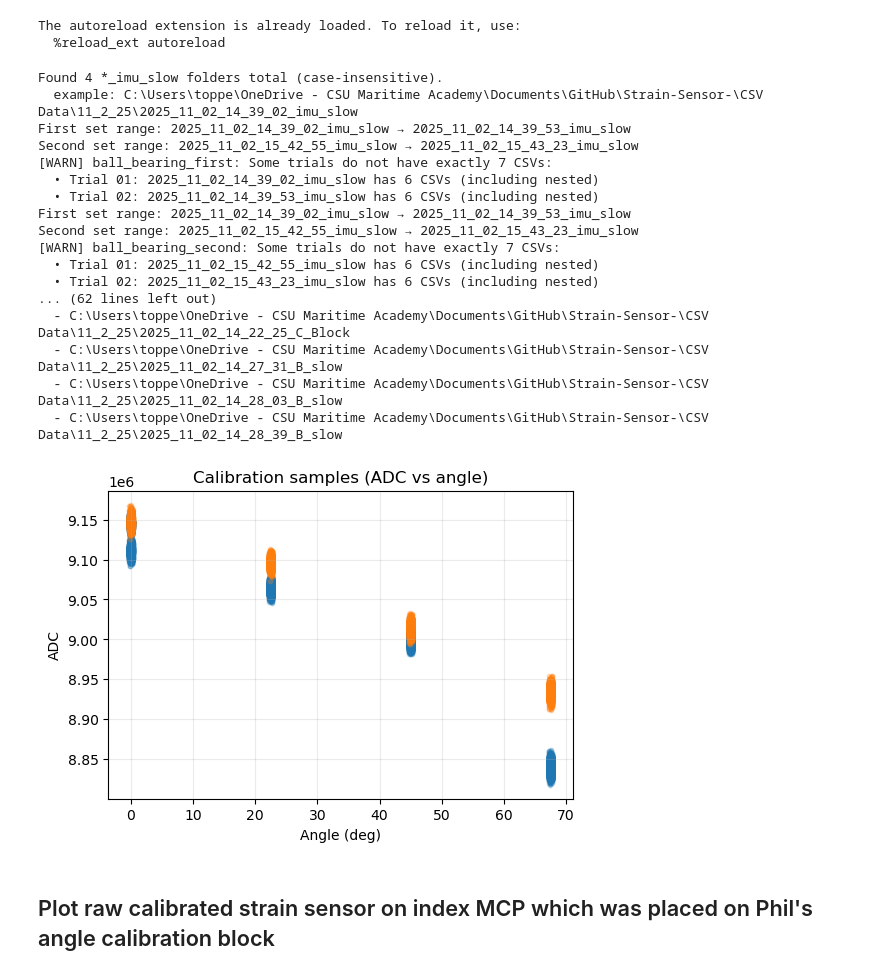
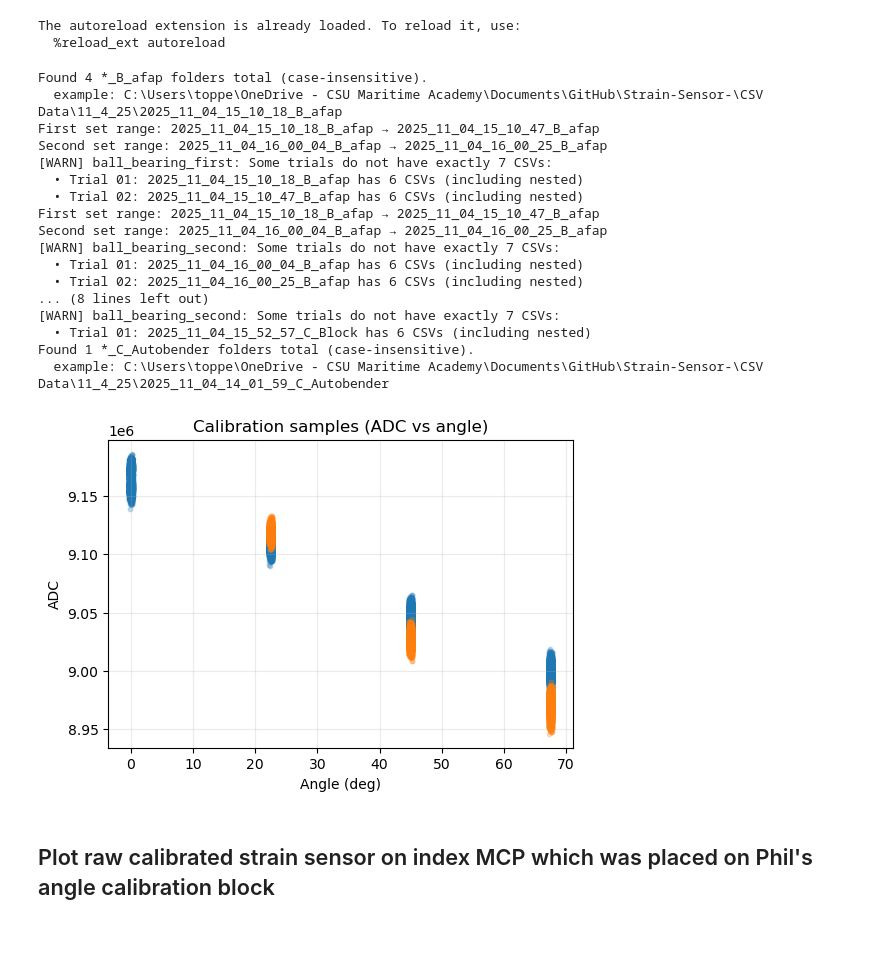
Before and after one commit to neuralengatberkeley/Strain-Sensor-, a Jupyter notebook: Code/analysis/camera_sensor_imu_analysis/Tom marble.ipynb, the cells around one changed output. Saved outputs shown, nothing was run; the diff lists cells and outputs as text; code cells hidden in the pictures; blank space fills up the shorter version.

```diff
--- a/Code/analysis/camera_sensor_imu_analysis/Tom marble.ipynb
+++ b/Code/analysis/camera_sensor_imu_analysis/Tom marble.ipynb
@@ -50,8 +50,8 @@ import matplotlib.pyplot as plt
 # Upload only the parent *date* folder (e.g., "9_19_25").
 # If something fails, verify your folder structure matches the "9_19_25" example.
 
-root_dir="CSV Data/11_2_25"
-folder_suffix="imu_slow"
+root_dir="CSV Data/11_4_25"
+folder_suffix="B_afap"
 
 #10_28_25 (Tom)
 #10_29_25 (bending data might be okay...check)
@@ -132,49 +132,49 @@ cam_c_df = bb_cam_c.extract_calib_means_by_set(
 
 #####################################################################################
 
 
 # autobender calibration
 bb_auto = BallBearingData(
     root_dir=root_dir, # all that is needed is to upload the parent date folder.  If there are issues with this, check the structure of folder 9_19_25 as an example
     path_to_repo=path_to_repository,
     n_trials_per_set=1,   # 15 trials of ball bearing reach to pinch, 15 trials of beaker reach to grasp, and the same for reapplication
     files_per_trial=7,
     folder_suffix="C_Autobender",     # this suffic contains data from ball bearing task
     # Valid folder_suffix values (examples): check the 9_19_25 folder for CSV naming patterns/suffixes
 )
 df_first_auto  = bb_auto.load_first() # first application
 df_second_auto = bb_auto.load_second() # reapplication
 
 # DataFrames (one per trial) using your class’ finder logic (largest matching file)
 auto_path_first  = bb_auto.extract_adc_dfs_by_trial(df_first_auto)
 auto_path_second = bb_auto.extract_adc_dfs_by_trial(df_second_auto)
 
 
 # Efirst autobender calibration
 #auto_path_first = auto_path_first[0]
 #auto_path_first = auto_path_first["adc_ch3"]
 
 #auto_path_second = auto_path_second[0]
 #auto_path_second = auto_path_second["adc_ch3"]
 # %% [output]
-Found 4 *_imu_slow folders total (case-insensitive).
-  example: C:\Users\toppe\OneDrive - CSU Maritime Academy\Documents\GitHub\Strain-Sensor-\CSV Data\11_2_25\2025_11_02_14_39_02_imu_slow
-First set range: 2025_11_02_14_39_02_imu_slow → 2025_11_02_14_39_53_imu_slow
-Second set range: 2025_11_02_15_42_55_imu_slow → 2025_11_02_15_43_23_imu_slow
+Found 4 *_B_afap folders total (case-insensitive).
+  example: C:\Users\toppe\OneDrive - CSU Maritime Academy\Documents\GitHub\Strain-Sensor-\CSV Data\11_4_25\2025_11_04_15_10_18_B_afap
+First set range: 2025_11_04_15_10_18_B_afap → 2025_11_04_15_10_47_B_afap
+Second set range: 2025_11_04_16_00_04_B_afap → 2025_11_04_16_00_25_B_afap
 [WARN] ball_bearing_first: Some trials do not have exactly 7 CSVs:
-  • Trial 01: 2025_11_02_14_39_02_imu_slow has 6 CSVs (including nested)
-  • Trial 02: 2025_11_02_14_39_53_imu_slow has 6 CSVs (including nested)
-First set range: 2025_11_02_14_39_02_imu_slow → 2025_11_02_14_39_53_imu_slow
-Second set range: 2025_11_02_15_42_55_imu_slow → 2025_11_02_15_43_23_imu_slow
+  • Trial 01: 2025_11_04_15_10_18_B_afap has 6 CSVs (including nested)
+  • Trial 02: 2025_11_04_15_10_47_B_afap has 6 CSVs (including nested)
+First set range: 2025_11_04_15_10_18_B_afap → 2025_11_04_15_10_47_B_afap
+Second set range: 2025_11_04_16_00_04_B_afap → 2025_11_04_16_00_25_B_afap
 [WARN] ball_bearing_second: Some trials do not have exactly 7 CSVs:
-  • Trial 01: 2025_11_02_15_42_55_imu_slow has 6 CSVs (including nested)
-  • Trial 02: 2025_11_02_15_43_23_imu_slow has 6 CSVs (including nested)
-... (62 lines left out)
-  - C:\Users\toppe\OneDrive - CSU Maritime Academy\Documents\GitHub\Strain-Sensor-\CSV Data\11_2_25\2025_11_02_14_22_25_C_Block
-  - C:\Users\toppe\OneDrive - CSU Maritime Academy\Documents\GitHub\Strain-Sensor-\CSV Data\11_2_25\2025_11_02_14_27_31_B_slow
-  - C:\Users\toppe\OneDrive - CSU Maritime Academy\Documents\GitHub\Strain-Sensor-\CSV Data\11_2_25\2025_11_02_14_28_03_B_slow
-  - C:\Users\toppe\OneDrive - CSU Maritime Academy\Documents\GitHub\Strain-Sensor-\CSV Data\11_2_25\2025_11_02_14_28_39_B_slow
+  • Trial 01: 2025_11_04_16_00_04_B_afap has 6 CSVs (including nested)
+  • Trial 02: 2025_11_04_16_00_25_B_afap has 6 CSVs (including nested)
+... (8 lines left out)
+[WARN] ball_bearing_second: Some trials do not have exactly 7 CSVs:
+  • Trial 01: 2025_11_04_15_52_57_C_Block has 6 CSVs (including nested)
+Found 1 *_C_Autobender folders total (case-insensitive).
+  example: C:\Users\toppe\OneDrive - CSU Maritime Academy\Documents\GitHub\Strain-Sensor-\CSV Data\11_4_25\2025_11_04_14_01_59_C_Autobender
-[figure, old version]
+[figure, new version]
 # %% [markdown]
 ## Plot raw calibrated strain sensor on index MCP which was placed on Phil's angle calibration block
 # %%
```
Also changed, not shown: parts of 10 cells of this notebook, 1 other file.
